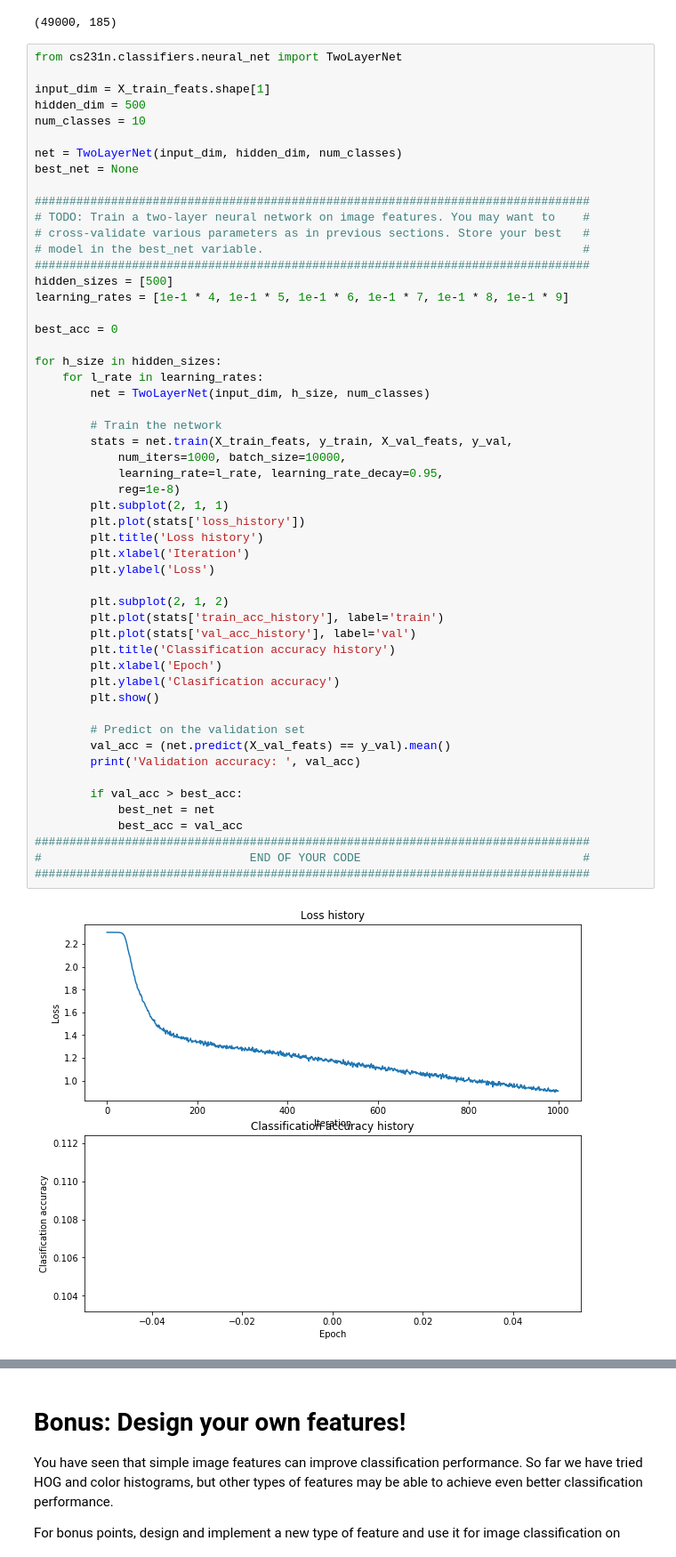
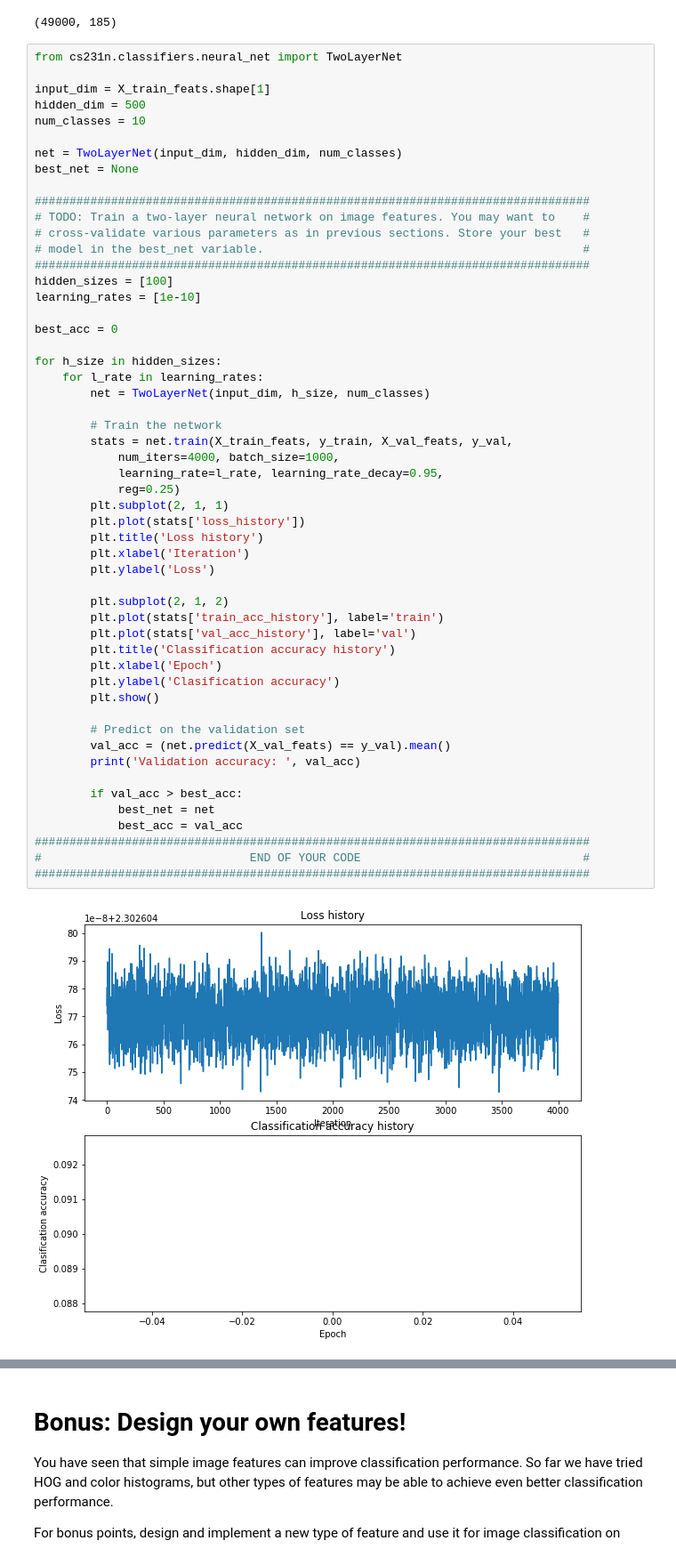
Before and after one commit to agiantwhale/cs231n, a Jupyter notebook: assignment1/features.ipynb, the cells around one changed output, grey strips where cells are left out. Shown: that part at 89% size. Cells and saved outputs as stored; diff of their text form.

```diff
--- a/assignment1/features.ipynb
+++ b/assignment1/features.ipynb
@@ -233,8 +233,8 @@ best_net = None
 # cross-validate various parameters as in previous sections. Store your best   #
 # model in the best_net variable.                                              #
 ################################################################################
-hidden_sizes = [500]
-learning_rates = [1e-1 * 4, 1e-1 * 5, 1e-1 * 6, 1e-1 * 7, 1e-1 * 8, 1e-1 * 9]
+hidden_sizes = [100]
+learning_rates = [1e-10]
 
 best_acc = 0
 
@@ -243,33 +243,33 @@ for h_size in hidden_sizes:
         net = TwoLayerNet(input_dim, h_size, num_classes)
 
         # Train the network
         stats = net.train(X_train_feats, y_train, X_val_feats, y_val,
-            num_iters=1000, batch_size=10000,
+            num_iters=4000, batch_size=1000,
             learning_rate=l_rate, learning_rate_decay=0.95,
-            reg=1e-8)
+            reg=0.25)
         plt.subplot(2, 1, 1)
         plt.plot(stats['loss_history'])
         plt.title('Loss history')
         plt.xlabel('Iteration')
         plt.ylabel('Loss')
 
         plt.subplot(2, 1, 2)
         plt.plot(stats['train_acc_history'], label='train')
         plt.plot(stats['val_acc_history'], label='val')
         plt.title('Classification accuracy history')
         plt.xlabel('Epoch')
         plt.ylabel('Clasification accuracy')
         plt.show()
 
         # Predict on the validation set
         val_acc = (net.predict(X_val_feats) == y_val).mean()
         print('Validation accuracy: ', val_acc)
 
         if val_acc > best_acc:
             best_net = net
             best_acc = val_acc
 ################################################################################
 #                              END OF YOUR CODE                                #
 ################################################################################
 # %% [output]
-[figure, old version]
+[figure, new version]
```
Also changed, not shown: parts of 5 cells of this notebook, 2 other files.
